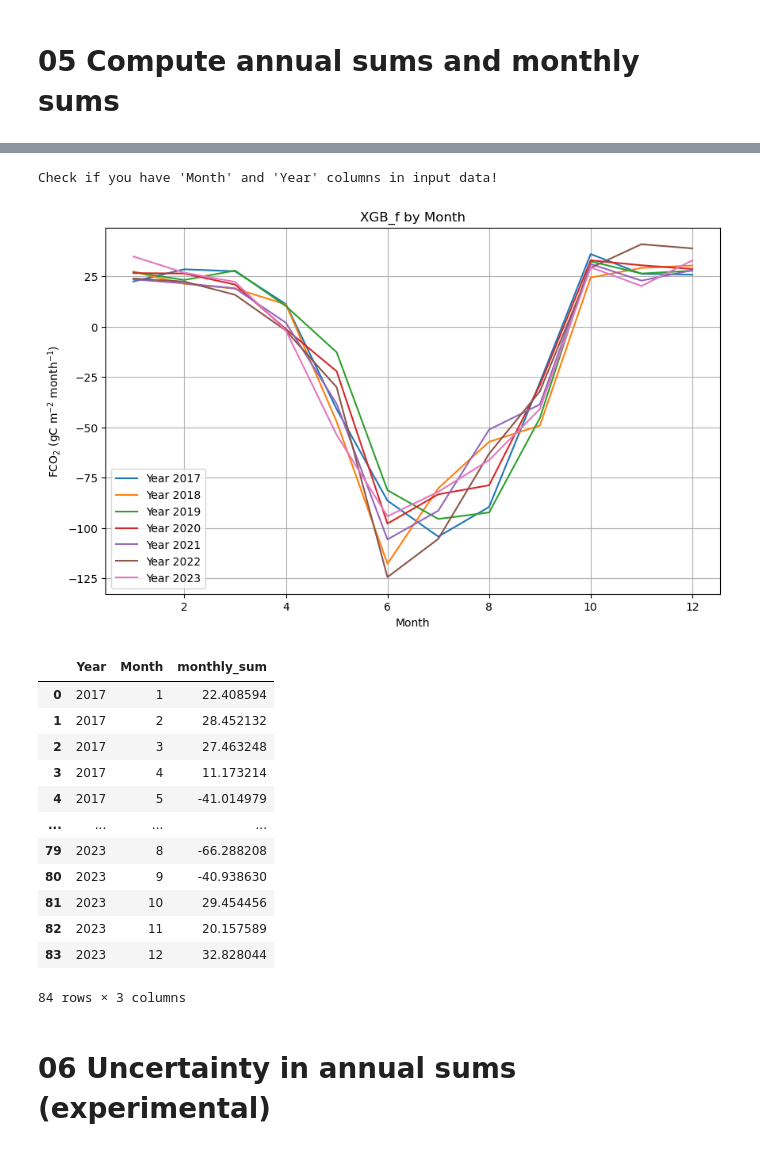
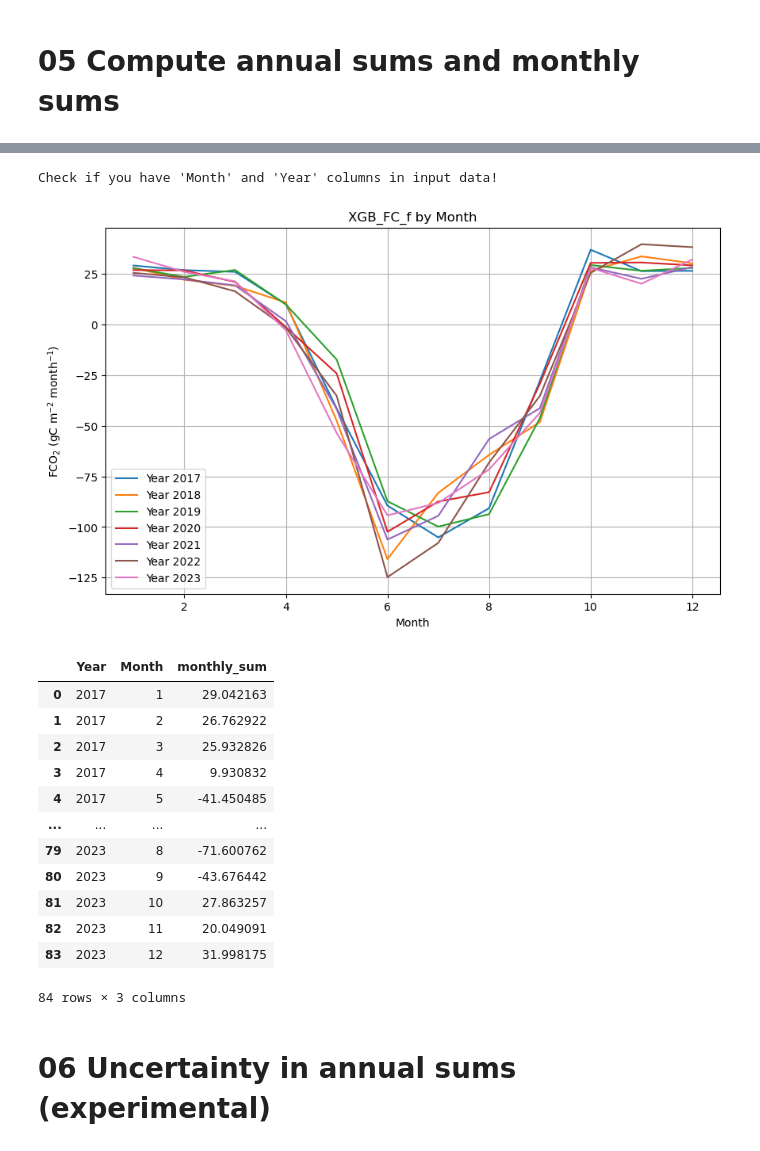
Before and after one commit to YujieLiu666/NEON_gapfill_test, a Jupyter notebook: workflow_XGB.ipynb, the cells around one changed output, grey strips where cells are left out. Cells and saved outputs as stored; diff of their text form; code cells hidden in the pictures.

```diff
--- a/workflow_XGB.ipynb
+++ b/workflow_XGB.ipynb
@@ -57,6 +55,6 @@ Fitting 10 folds for each of 4320 candidates, totalling 43200 fits
 # %%
 # load the model after hyperparameter tuning
-model_path = (model_dir ) / "XGB_model.pkl"
+model_path = model_dir / f"XGB_model_{y_col}.pkl"
 with open(model_path, 'rb') as f:
     reg = pkl.load(f)
 reg
@@ -132,20 +131,20 @@ cal_FC_annual_sum(df_pred_FC, "XGB_f", 2017, 2023, site_data_dir, plot = True)
 # %%
-cal_FC_monthly_sum(df_pred_FC, "XGB_f", 2017, 2023, site_data_dir)
+cal_FC_monthly_sum(df_pred_FC, "XGB_FC_f", 2017, 2023, site_data_dir)
 # %% [output]
 Check if you have 'Month' and 'Year' columns in input data!
-[figure, old version]
+[figure, new version]
 |  | Year | Month | monthly_sum |
-| 0 | 2017 | 1 | 22.408594 |
-| 1 | 2017 | 2 | 28.452132 |
-| 2 | 2017 | 3 | 27.463248 |
-| 3 | 2017 | 4 | 11.173214 |
-| 4 | 2017 | 5 | -41.014979 |
+| 0 | 2017 | 1 | 29.042163 |
+| 1 | 2017 | 2 | 26.762922 |
+| 2 | 2017 | 3 | 25.932826 |
+| 3 | 2017 | 4 | 9.930832 |
+| 4 | 2017 | 5 | -41.450485 |
 | ... | ... | ... | ... |
-| 79 | 2023 | 8 | -66.288208 |
-| 80 | 2023 | 9 | -40.938630 |
-| 81 | 2023 | 10 | 29.454456 |
-| 82 | 2023 | 11 | 20.157589 |
-| 83 | 2023 | 12 | 32.828044 |
+| 79 | 2023 | 8 | -71.600762 |
+| 80 | 2023 | 9 | -43.676442 |
+| 81 | 2023 | 10 | 27.863257 |
+| 82 | 2023 | 11 | 20.049091 |
+| 83 | 2023 | 12 | 31.998175 |
 84 rows × 3 columns
 # %% [markdown]
 # 06 Uncertainty in annual sums (experimental)
```
Also changed, not shown: parts of 8 cells of this notebook, 5 other files.
